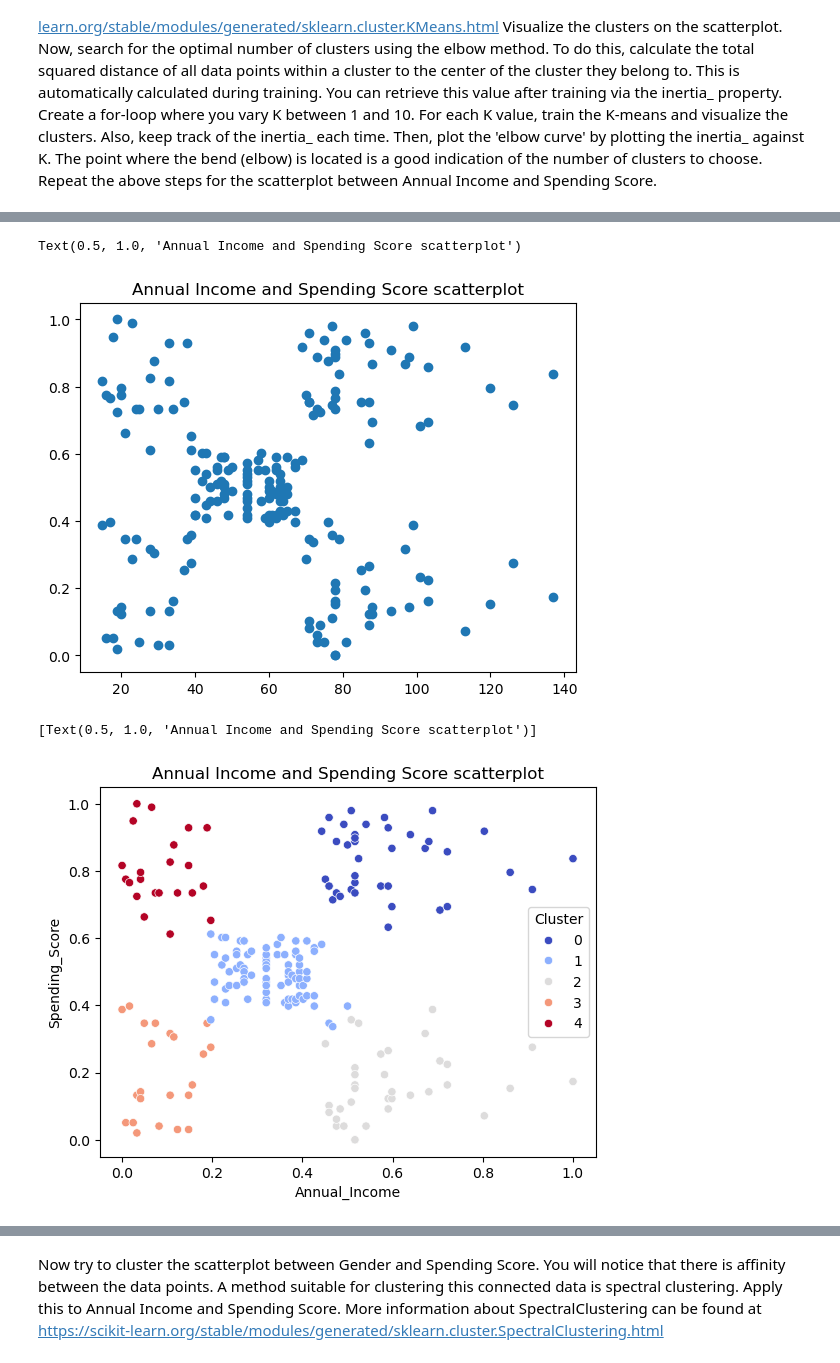
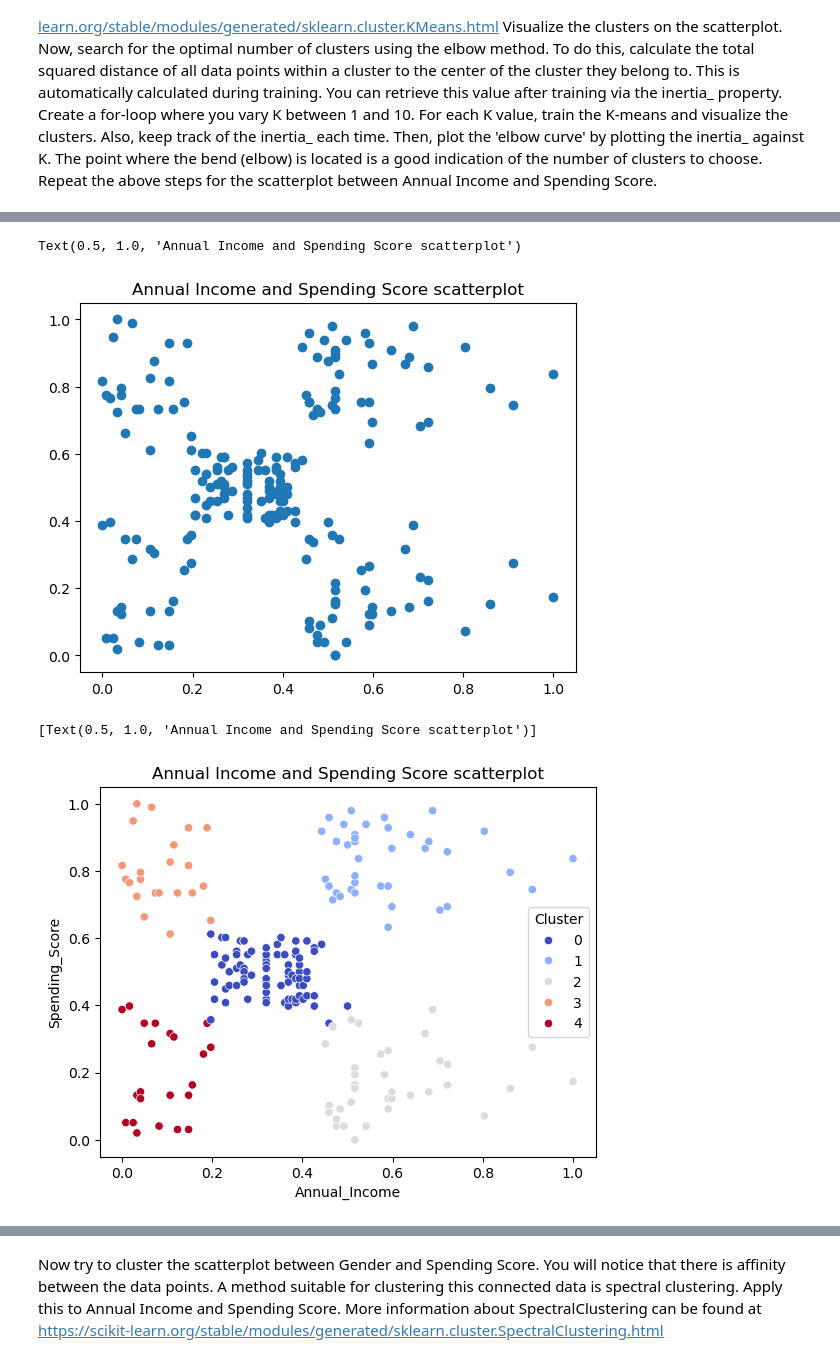
Before and after one commit to Calle-J/Machine-Learning-and-AI-CalleJ, a Jupyter notebook: Session_07_Unsupervised_Learning_Assignment/Session_07_Unsupervised_Learning_Assignment.ipynb, the cells around one changed output, grey strips where cells are left out. Saved outputs shown, nothing was run; the diff lists cells and outputs as text; code cells hidden in the pictures.

```diff
--- a/Session_07_Unsupervised_Learning_Assignment/Session_07_Unsupervised_Learning_Assignment.ipynb
+++ b/Session_07_Unsupervised_Learning_Assignment/Session_07_Unsupervised_Learning_Assignment.ipynb
@@ -115,6 +115,10 @@ Apply K-means clustering. Choose a K value (number of clusters) based on your es
 Visualize the clusters on the scatterplot.
 Now, search for the optimal number of clusters using the elbow method. To do this, calculate the total squared distance of all data points within a cluster to the center of the cluster they belong to. This is automatically calculated during training. You can retrieve this value after training via the inertia_ property. Create a for-loop where you vary K between 1 and 10. For each K value, train the K-means and visualize the clusters. Also, keep track of the inertia_ each time. Then, plot the 'elbow curve' by plotting the inertia_ against K. The point where the bend (elbow) is located is a good indication of the number of clusters to choose.
 Repeat the above steps for the scatterplot between Annual Income and Spending Score.
+# %%
+# Scale the dataset
+scaler = MinMaxScaler()
+dataset[['Age', 'Annual_Income', 'Spending_Score']] = scaler.fit_transform(dataset[['Age', 'Annual_Income', 'Spending_Score']])
 # %%
 # Clustering Age and Spending_Score
 plt.scatter(dataset['Age'], dataset['Spending_Score'])
@@ -125,8 +129,5 @@ Text(0.5, 1.0, 'Age and Spending Score scatterplot')
 # %%
-# Scale Age and Spending_Score and apply K-means clustering
-scaler = MinMaxScaler()
-dataset[['Age', 'Spending_Score']] = scaler.fit_transform(dataset[['Age', 'Spending_Score']])
-
+# Age and Spending_Score with K-means clustering
 kmeans = KMeans(n_clusters=5)
 kmeans.fit(dataset[['Age', 'Spending_Score']])
 labels = kmeans.labels_
@@ -165,22 +166,18 @@ plt.scatter(dataset['Annual_Income'], dataset['Spending_Score'])
 plt.title("Annual Income and Spending Score scatterplot")
 # %% [output]
 Text(0.5, 1.0, 'Annual Income and Spending Score scatterplot')
-[figure, old version]
+[figure, new version]
 # %%
-# Scale Annual_Income and apply K-means clustering
-# Spending_Score is already scaled in cell above, therefore I only scale Annual_Income
-scaler = MinMaxScaler()
-dataset[['Annual_Income']] = scaler.fit_transform(dataset[['Annual_Income']])
-
+# Annual_Income and Spending_Score with K-means clustering
 kmeans = KMeans(n_clusters=5)
 kmeans.fit(dataset[['Annual_Income', 'Spending_Score']])
 labels = kmeans.labels_
 dataset['Cluster'] = labels
 
 sns.scatterplot(x='Annual_Income', y='Spending_Score', hue='Cluster', data=dataset, palette='coolwarm').set(title='Annual Income and Spending Score scatterplot')
 # %% [output]
 [Text(0.5, 1.0, 'Annual Income and Spending Score scatterplot')]
-[figure, old version]
+[figure, new version]
 # %%
 # Search for optimal number of clusters using the elbow method
 X = dataset[['Annual_Income', 'Spending_Score']]
```
Also changed, not shown: parts of 35 cells of this notebook.
